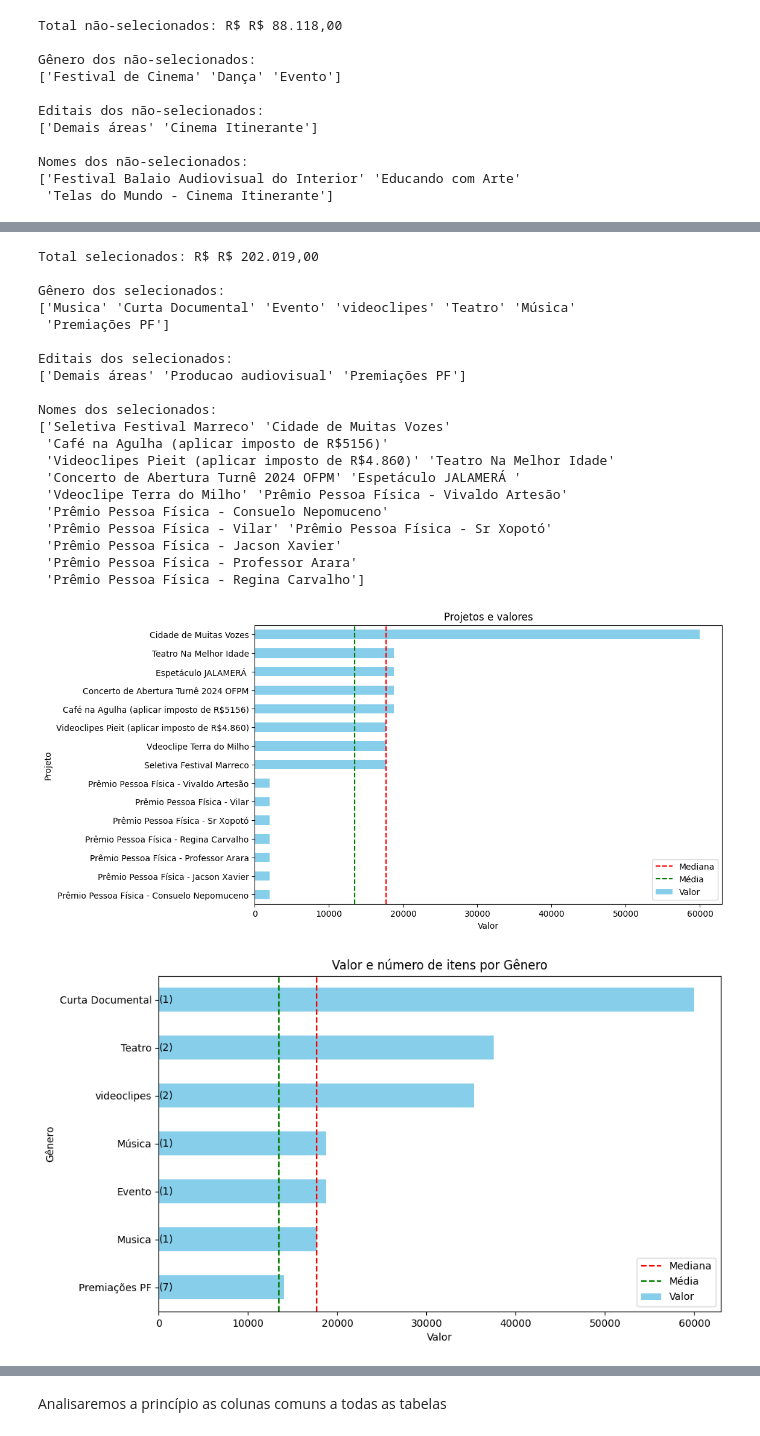
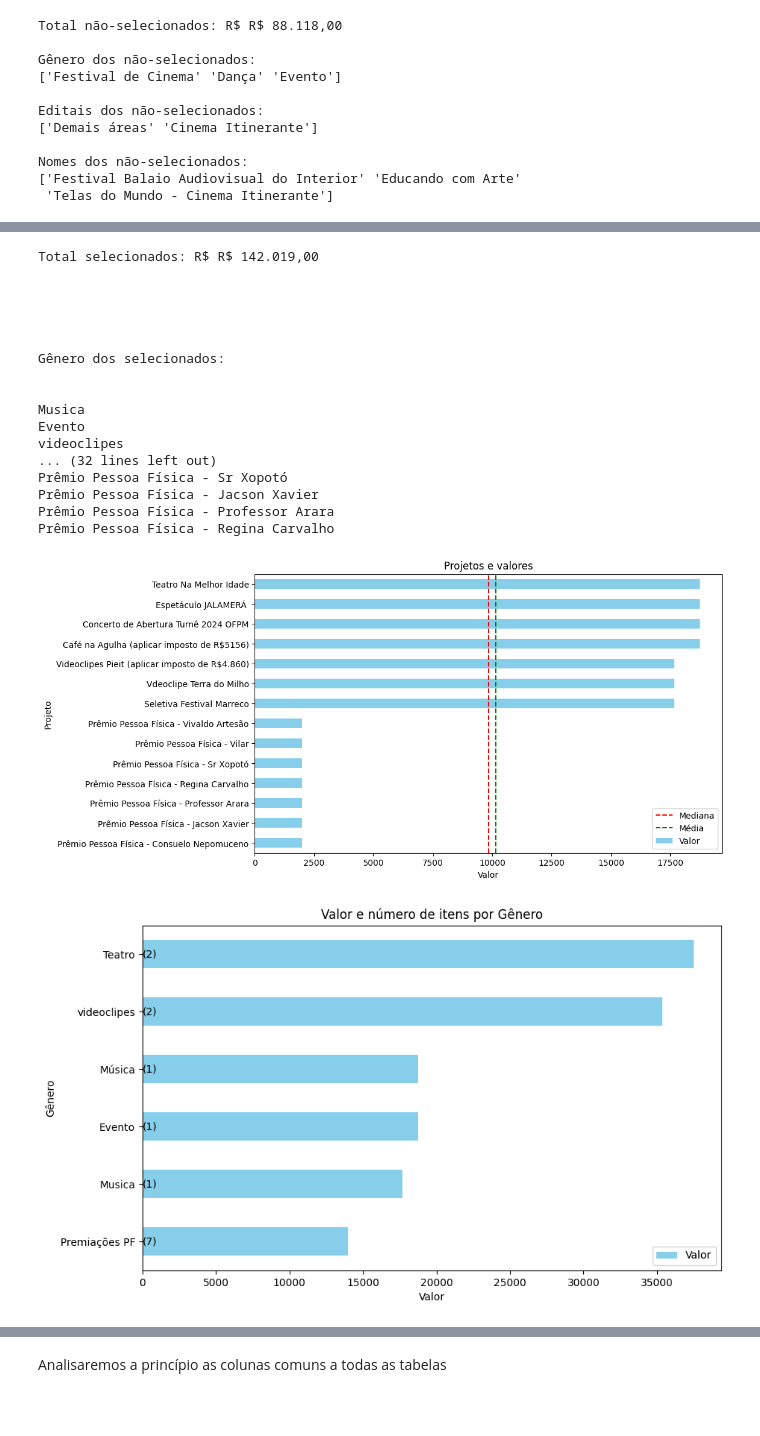
Before and after one commit to alandgmendes/analises_facilitadora, a Jupyter notebook: analise_facilitadora.ipynb, the cells around one changed output, grey strips where cells are left out. Saved outputs shown, nothing was run; the diff lists cells and outputs as text; code cells hidden in the pictures; blank space fills up the shorter version.

```diff
--- a/analise_facilitadora.ipynb
+++ b/analise_facilitadora.ipynb
@@ -160,48 +162,49 @@ Sobre os Selecionados
 # %%
-valor_sum = df['Valor'].sum()
+df_aprovados = df_aprovados[df_aprovados['Projeto'] != 'Cidade de Muitas Vozes']
+valor_sum = df_aprovados['Valor'].sum()
 formatted_valor_sum = f"Total selecionados: R$ {format_brazilian_currency(valor_sum)}"
 print(formatted_valor_sum)
-
+print('\n\n\n')
 # Print valor values in the 'Gênero' column
-genero_values = df['Gênero'].unique()
-print("\nGênero dos selecionados:")
-print(genero_values)
-
+genero_values = df_aprovados['Gênero'].unique()
+print("\nGênero dos selecionados:\n\n")
+for generoItem in genero_values:
+  print(generoItem)
+print('\n\n\n')
 # Print unique values in the 'Edital' column
-edital_values = df['Edital'].unique()
-print("\nEditais dos selecionados:")
-print(edital_values)
-
+edital_values = df_aprovados['Edital'].unique()
+print("\nEditais dos selecionados:\n\n")
+for edital in edital_values:
+  print(edital)
+print('\n\n\n')
 # Print unique values in the 'Projeto' column
-edital_values = df['Projeto'].unique()
-print("\nNomes dos selecionados:")
-print(edital_values)
+nomes_projeto = df_aprovados['Projeto'].unique()
+print("\nNomes dos selecionados:\n\n")
+for projeto in nomes_projeto:
+  print(projeto)
 # %% [output]
-Total selecionados: R$ R$ 202.019,00
+Total selecionados: R$ R$ 142.019,00
+
+
+
+
 
 Gênero dos selecionados:
-['Musica' 'Curta Documental' 'Evento' 'videoclipes' 'Teatro' 'Música'
- 'Premiações PF']
 
-Editais dos selecionados:
-['Demais áreas' 'Producao audiovisual' 'Premiações PF']
 
-Nomes dos selecionados:
-['Seletiva Festival Marreco' 'Cidade de Muitas Vozes'
- 'Café na Agulha (aplicar imposto de R$5156)'
- 'Videoclipes Pieit (aplicar imposto de R$4.860)' 'Teatro Na Melhor Idade'
- 'Concerto de Abertura Turnê 2024 OFPM' 'Espetáculo JALAMERÁ '
- 'Vdeoclipe Terra do Milho' 'Prêmio Pessoa Física - Vivaldo Artesão'
- 'Prêmio Pessoa Física - Consuelo Nepomuceno'
- 'Prêmio Pessoa Física - Vilar' 'Prêmio Pessoa Física - Sr Xopotó'
- 'Prêmio Pessoa Física - Jacson Xavier'
- 'Prêmio Pessoa Física - Professor Arara'
- 'Prêmio Pessoa Física - Regina Carvalho']
+Musica
+Evento
+videoclipes
+... (32 lines left out)
+Prêmio Pessoa Física - Sr Xopotó
+Prêmio Pessoa Física - Jacson Xavier
+Prêmio Pessoa Física - Professor Arara
+Prêmio Pessoa Física - Regina Carvalho
 # %%
 # Assuming 'Projeto' is the column containing project names, and 'Valor' is the column with values
 # Replace these with your actual column names
-projects = df['Projeto']
-values = df['Valor']
+projects = df_aprovados['Projeto']
+values = df_aprovados['Valor']
 
 # Calculate median and average
 valor_median = values.median()
@@ -209,7 +212,7 @@ valor_avg = values.mean()
 
 # Plot a bar chart of 'Valor' for each 'Projeto'
 plt.figure(figsize=(10, 6))
-projeto_sum = df.groupby('Projeto')['Valor'].sum().sort_values()
+projeto_sum = df_aprovados.groupby('Projeto')['Valor'].sum().sort_values()
 projeto_sum.plot(kind='barh', color='skyblue')
 
 # Add lines for median and average
@@ -223,31 +226,27 @@ plt.ylabel('Projeto')
 plt.legend()
 plt.show()
 # %% [output]
-[figure, old version]
+[figure, new version]
 # %%
 # Sum 'Valor' by 'Gênero'
-genero_sum = df.groupby('Gênero')['Valor'].sum().sort_values()
-genero_count = df['Gênero'].value_counts().loc[genero_sum.index]  # Count of items in each 'Gênero'
+genero_sum = df_aprovados.groupby('Gênero')['Valor'].sum().sort_values()
+genero_count = df_aprovados['Gênero'].value_counts().loc[genero_sum.index]  # Count of items in each 'Gênero'
 
 # Create a bar chart for each 'Gênero'
 plt.figure(figsize=(10, 6))
 genero_sum.plot(kind='barh', color='skyblue', label='Valor')
-
-# Add lines for median and average
-plt.axvline(valor_median, color='red', linestyle='--', label='Mediana')
-plt.axvline(valor_avg, color='green', linestyle='--', label='Média')
 
 
 # Display count of items in the legend
 for genero, count in genero_count.items():
     plt.text(0, genero_sum.index.get_loc(genero), f'({count})', va='center', ha='left', color='black')
 
 plt.title('Valor e número de itens por Gênero')
 plt.xlabel('Valor')
 plt.ylabel('Gênero')
 plt.legend(loc='lower right')  # Set the legend to the bottom right
 plt.show()
 # %% [output]
-[figure, old version]
+[figure, new version]
 # %%
 # Sum 'Valor' by 'Nível de Envolvimento'
```
Also changed, not shown: parts of 8 cells of this notebook.
